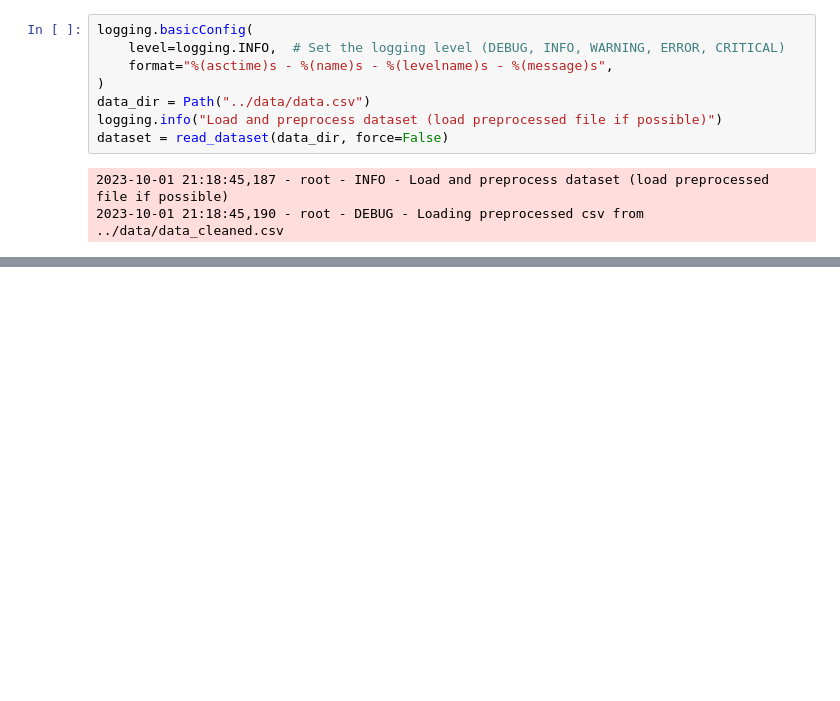
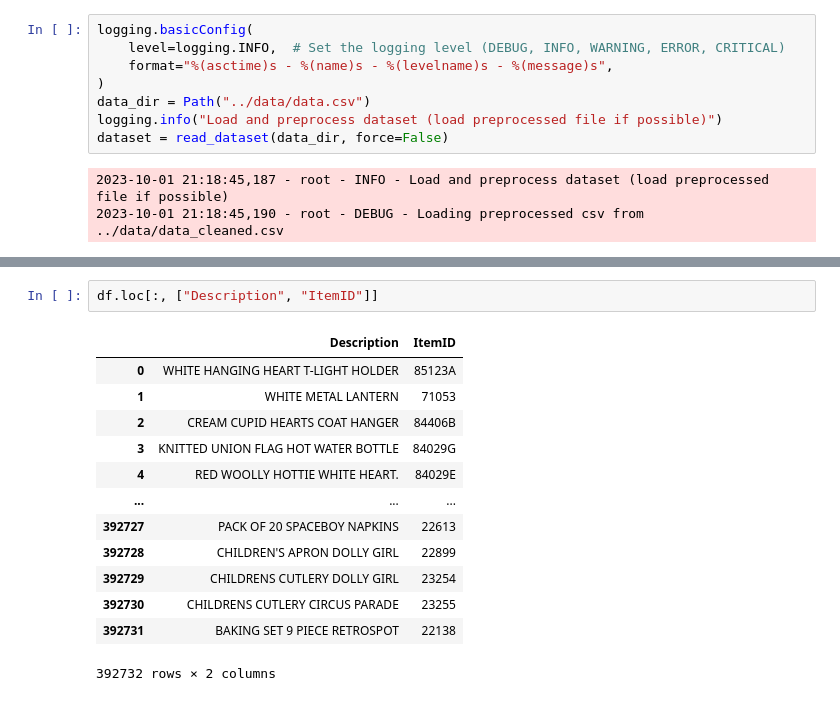
Before and after one commit to xbankov/product_bundle, a Jupyter notebook: src/product.ipynb, the cells around one changed output, grey strips where cells are left out. Drawn from its saved outputs; the diff is of its cells as text; blank space fills up the shorter version.

```diff
--- a/src/product.ipynb
+++ b/src/product.ipynb
@@ -164,0 +209,16 @@ dataset = read_dataset(data_dir, force=False)
+# %%
+df.loc[:, ["Description", "ItemID"]]
+# %% [output]
+|  | Description | ItemID |
+| 0 | WHITE HANGING HEART T-LIGHT HOLDER | 85123A |
+| 1 | WHITE METAL LANTERN | 71053 |
+| 2 | CREAM CUPID HEARTS COAT HANGER | 84406B |
+| 3 | KNITTED UNION FLAG HOT WATER BOTTLE | 84029G |
+| 4 | RED WOOLLY HOTTIE WHITE HEART. | 84029E |
+| ... | ... | ... |
+| 392727 | PACK OF 20 SPACEBOY NAPKINS | 22613 |
+| 392728 | CHILDREN'S APRON DOLLY GIRL | 22899 |
+| 392729 | CHILDRENS CUTLERY DOLLY GIRL | 23254 |
+| 392730 | CHILDRENS CUTLERY CIRCUS PARADE | 23255 |
+| 392731 | BAKING SET 9 PIECE RETROSPOT | 22138 |
+392732 rows × 2 columns
```
Also changed, not shown: parts of 11 cells of this notebook, 6 other files.
